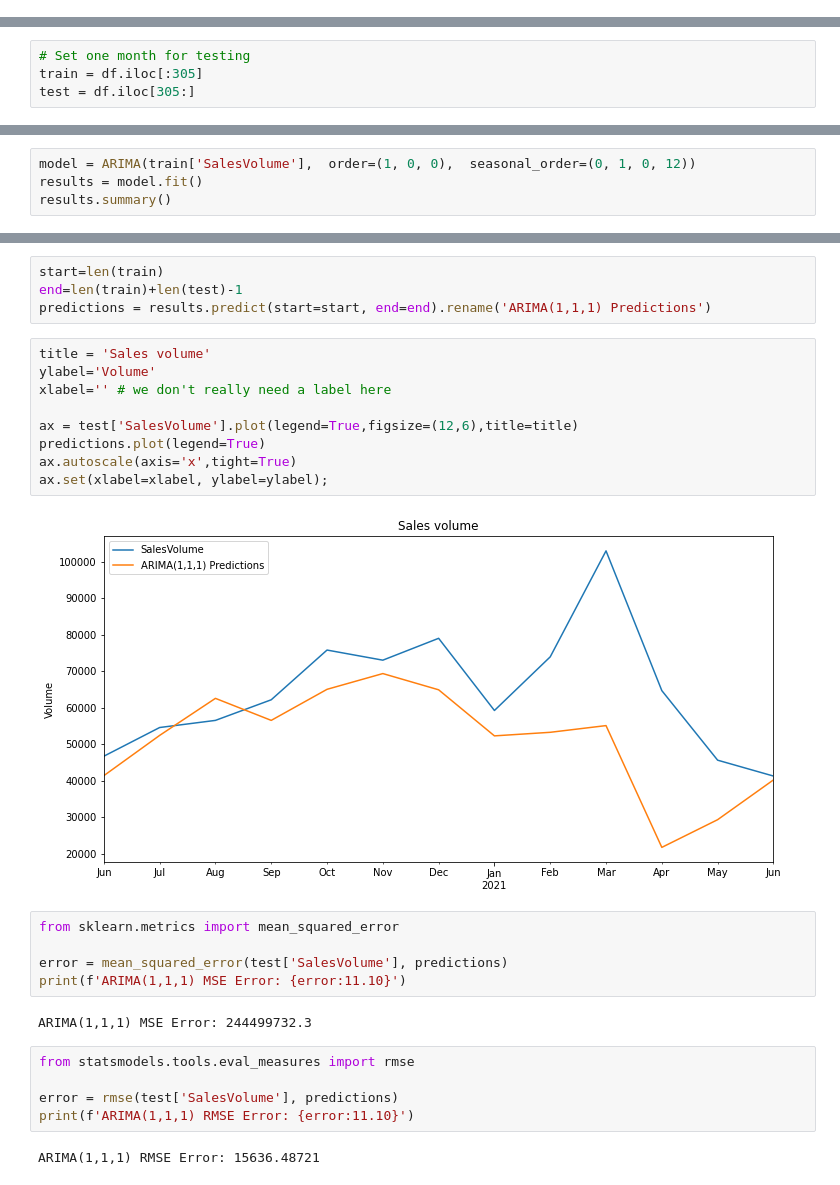
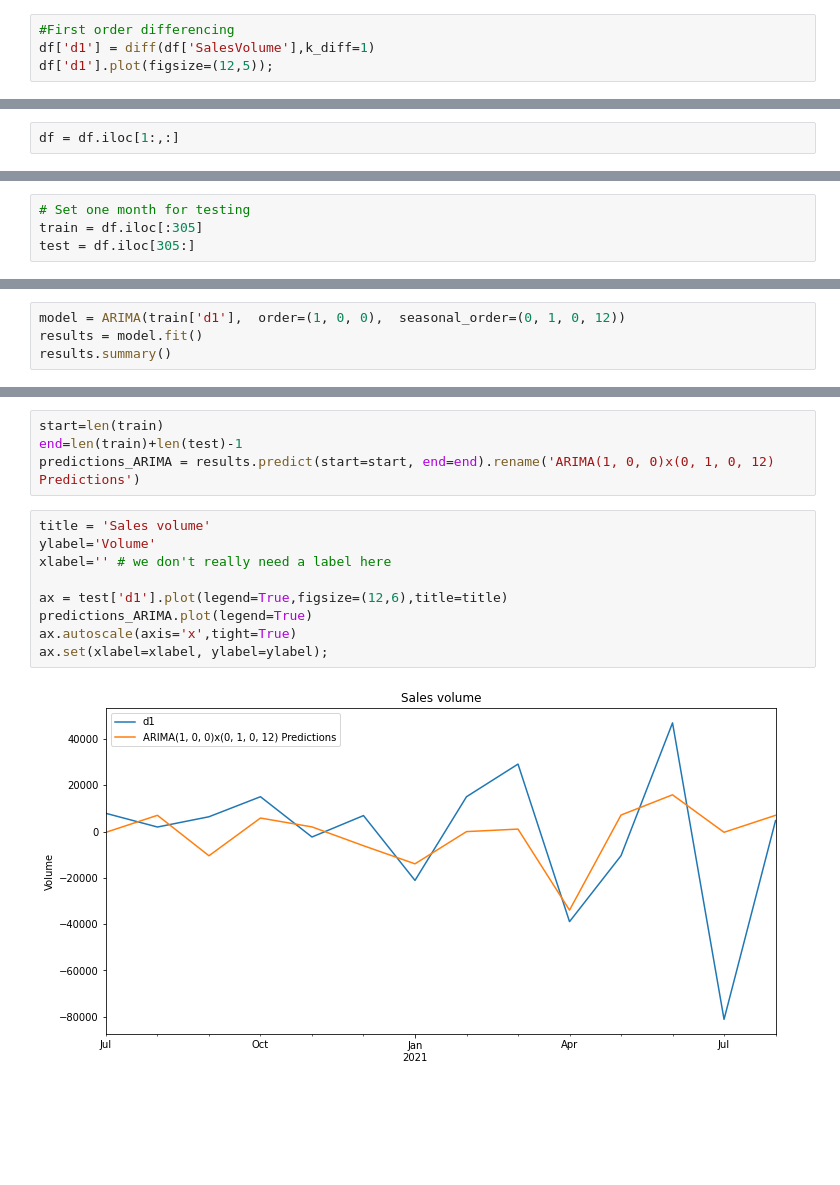
Before and after one commit to GautamKanagaraj/m_tech, a Jupyter notebook: Models/ARIMA.ipynb, the cells around one changed output, grey strips where cells are left out. Saved outputs shown, nothing was run; the diff lists cells and outputs as text; blank space fills up the shorter version.

```diff
--- a/Models/ARIMA.ipynb
+++ b/Models/ARIMA.ipynb
@@ -86,0 +103,4 @@ df['SalesVolume'].plot(figsize=(12,5));
+# %%
+#First order differencing
+df['d1'] = diff(df['SalesVolume'],k_diff=1)
+df['d1'].plot(figsize=(12,5));
@@ -101 +138,3 @@ Data has a unit root and is non-stationary
+# %%
+df = df.iloc[1:,:]
 # %%
@@ -188,5 +213,5 @@ Warnings:
 # %%
-model = ARIMA(train['SalesVolume'],  order=(1, 0, 0),  seasonal_order=(0, 1, 0, 12))
+model = ARIMA(train['d1'],  order=(1, 0, 0),  seasonal_order=(0, 1, 0, 12))
 results = model.fit()
 results.summary()
 # %% [output]
@@ -211,29 +236,15 @@ Warnings:
 # %%
 start=len(train)
 end=len(train)+len(test)-1
-predictions = results.predict(start=start, end=end).rename('ARIMA(1,1,1) Predictions')
+predictions_ARIMA = results.predict(start=start, end=end).rename('ARIMA(1, 0, 0)x(0, 1, 0, 12) Predictions')
 # %%
 title = 'Sales volume'
 ylabel='Volume'
 xlabel='' # we don't really need a label here
 
-ax = test['SalesVolume'].plot(legend=True,figsize=(12,6),title=title)
-predictions.plot(legend=True)
+ax = test['d1'].plot(legend=True,figsize=(12,6),title=title)
+predictions_ARIMA.plot(legend=True)
 ax.autoscale(axis='x',tight=True)
 ax.set(xlabel=xlabel, ylabel=ylabel);
 # %% [output]
-[figure, old version]
+[figure, new version]
-# %%
-from sklearn.metrics import mean_squared_error
-
-error = mean_squared_error(test['SalesVolume'], predictions)
-print(f'ARIMA(1,1,1) MSE Error: {error:11.10}')
-# %% [output]
-ARIMA(1,1,1) MSE Error: 244499732.3
-# %%
-from statsmodels.tools.eval_measures import rmse
-
-error = rmse(test['SalesVolume'], predictions)
-print(f'ARIMA(1,1,1) RMSE Error: {error:11.10}')
-# %% [output]
-ARIMA(1,1,1) RMSE Error: 15636.48721
```
Also changed, not shown: parts of 25 cells of this notebook, 3 other files.
